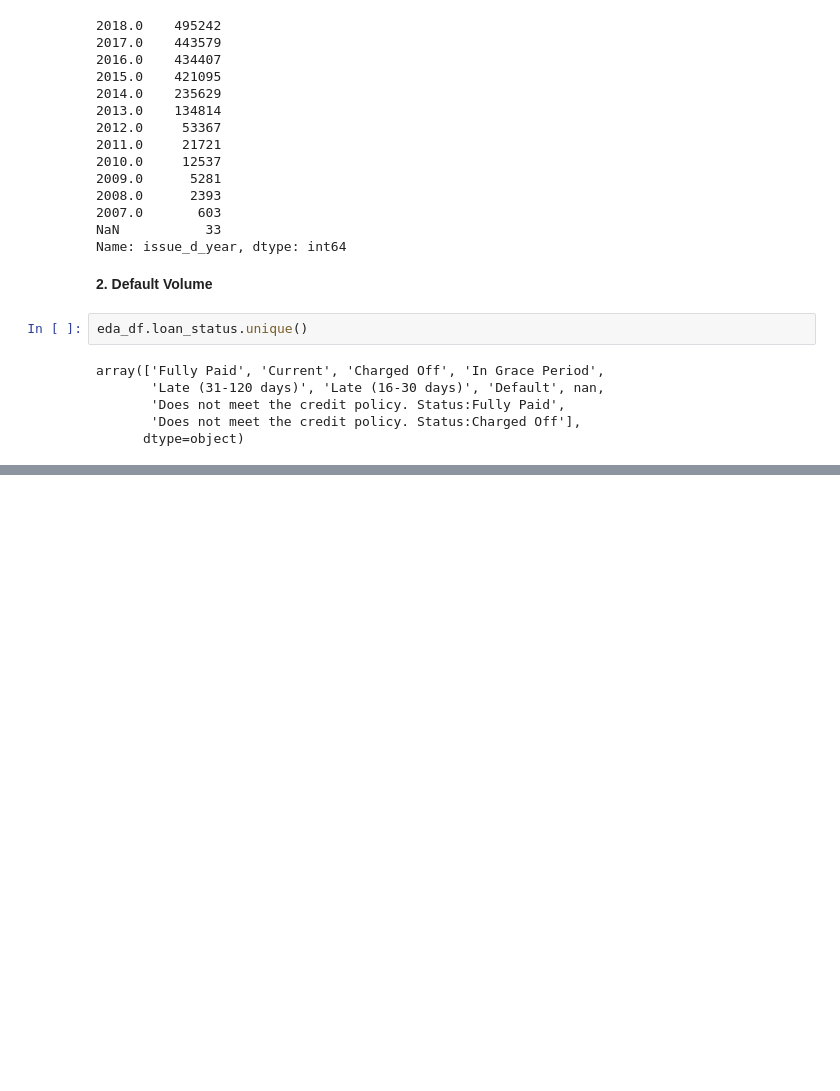
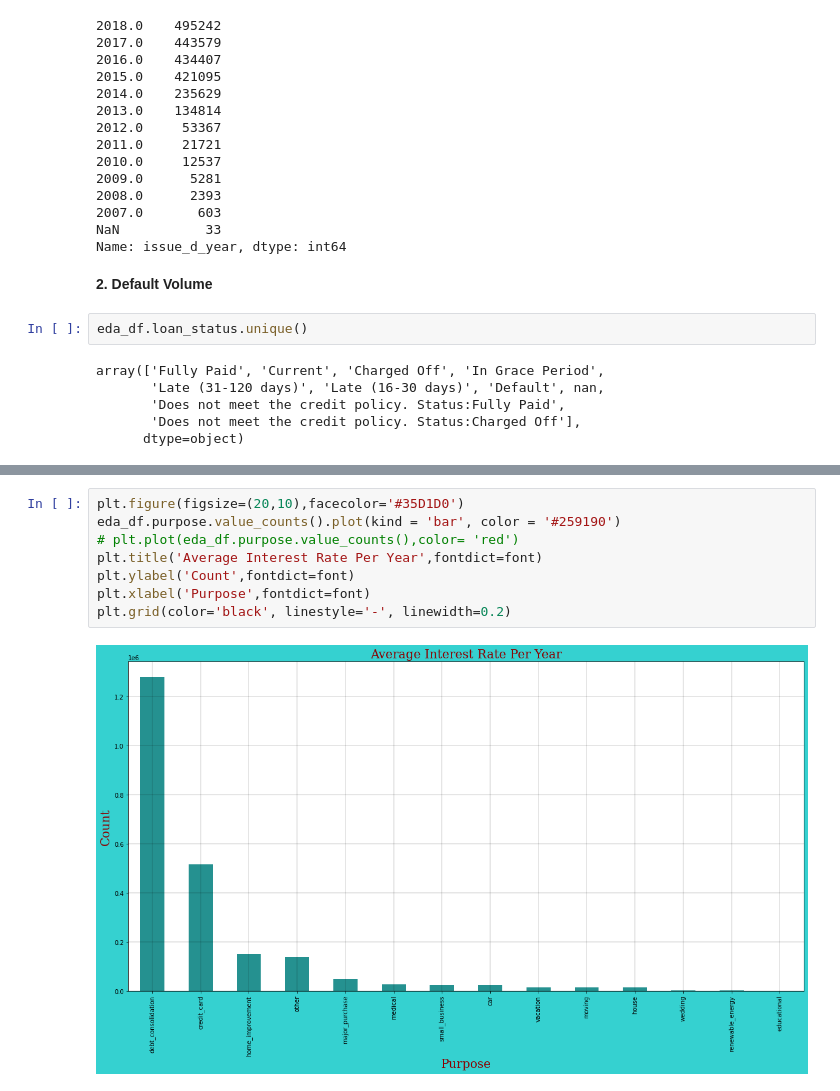
Before and after one commit to alind-saxena/Credit-Risk-Analysis, a Jupyter notebook: EDA.ipynb, the cells around one changed output, grey strips where cells are left out. Saved outputs shown, nothing was run; the diff lists cells and outputs as text; blank space fills up the shorter version.

```diff
--- a/EDA.ipynb
+++ b/EDA.ipynb
@@ -112,0 +205,10 @@ array(['Fully Paid', 'Current', 'Charged Off', 'In Grace Period',
+# %%
+plt.figure(figsize=(20,10),facecolor='#35D1D0')
+eda_df.purpose.value_counts().plot(kind = 'bar', color = '#259190')
+# plt.plot(eda_df.purpose.value_counts(),color= 'red')
+plt.title('Average Interest Rate Per Year',fontdict=font)
+plt.ylabel('Count',fontdict=font)
+plt.xlabel('Purpose',fontdict=font)
+plt.grid(color='black', linestyle='-', linewidth=0.2)
+# %% [output]
+[figure, added]
```
Also changed, not shown: parts of 19 cells of this notebook.
